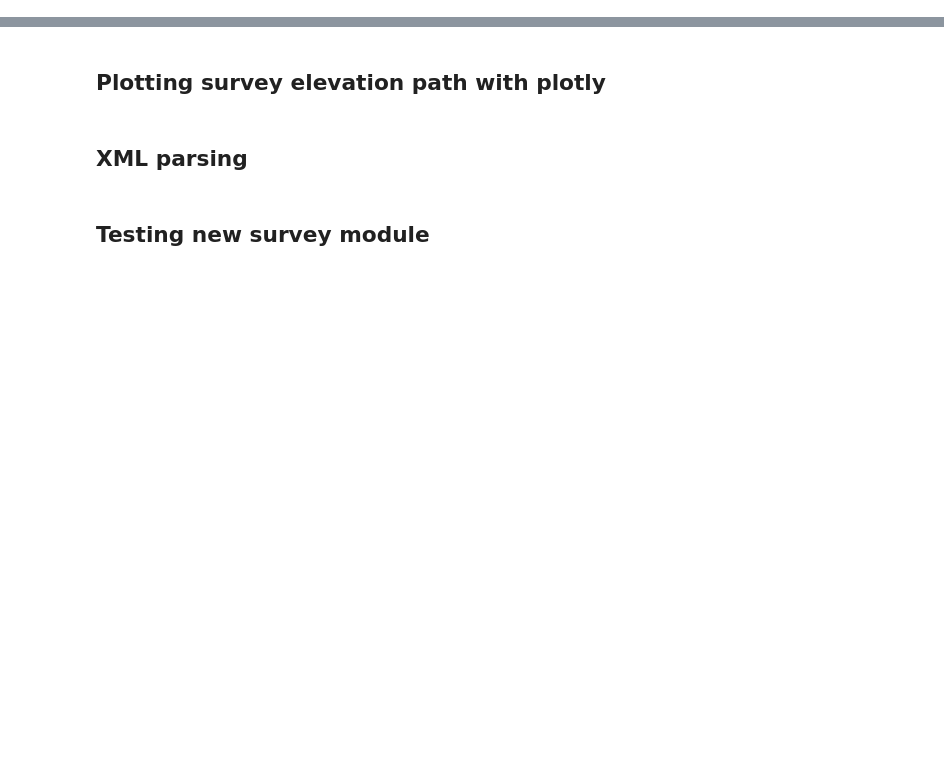
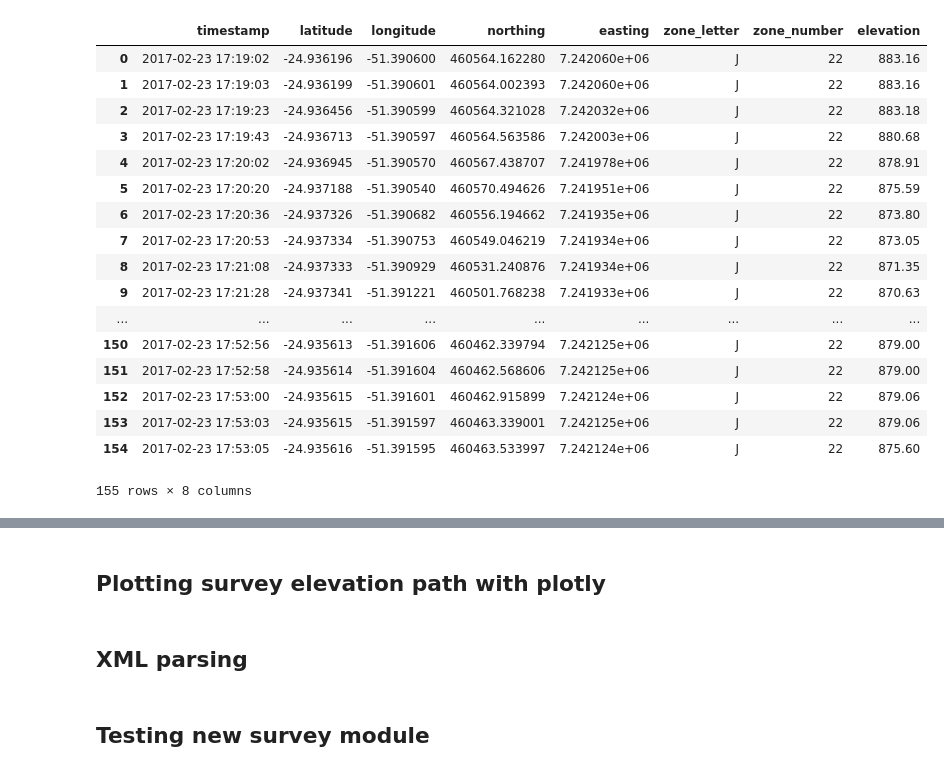
Before and after one commit to agu3rra/volpy, a Jupyter notebook: volpy/examples/Experiments.ipynb, the cells around one changed output, grey strips where cells are left out. Saved outputs shown, nothing was run; the diff lists cells and outputs as text; code cells hidden in the pictures; blank space fills up the shorter version.

```diff
--- a/volpy/examples/Experiments.ipynb
+++ b/volpy/examples/Experiments.ipynb
@@ -99,0 +9,4 @@ my_survey.view_path_elevation_matplotlib()
+# %%
+SAMPLE_DATA = '../sample_data/survey_ibema_faxinal.csv'
+# %%
+mys = Survey(SAMPLE_DATA, 'sample', CoordinateSystem.GEOGRAPHIC)
@@ -99,0 +17,2 @@ my_survey.view_path_elevation_matplotlib()
+# %%
+mys.data = pd.read_csv(SAMPLE_DATA)
@@ -99,0 +23,21 @@ my_survey.view_path_elevation_matplotlib()
+# %%
+mys.data
+# %% [output]
+|  | timestamp | latitude | longitude | northing | easting | zone_letter | zone_number | elevation |
+| 0 | 2017-02-23 17:19:02 | -24.936196 | -51.390600 | 460564.162280 | 7.242060e+06 | J | 22 | 883.16 |
+| 1 | 2017-02-23 17:19:03 | -24.936199 | -51.390601 | 460564.002393 | 7.242060e+06 | J | 22 | 883.16 |
+| 2 | 2017-02-23 17:19:23 | -24.936456 | -51.390599 | 460564.321028 | 7.242032e+06 | J | 22 | 883.18 |
+| 3 | 2017-02-23 17:19:43 | -24.936713 | -51.390597 | 460564.563586 | 7.242003e+06 | J | 22 | 880.68 |
+| 4 | 2017-02-23 17:20:02 | -24.936945 | -51.390570 | 460567.438707 | 7.241978e+06 | J | 22 | 878.91 |
+| 5 | 2017-02-23 17:20:20 | -24.937188 | -51.390540 | 460570.494626 | 7.241951e+06 | J | 22 | 875.59 |
+| 6 | 2017-02-23 17:20:36 | -24.937326 | -51.390682 | 460556.194662 | 7.241935e+06 | J | 22 | 873.80 |
+| 7 | 2017-02-23 17:20:53 | -24.937334 | -51.390753 | 460549.046219 | 7.241934e+06 | J | 22 | 873.05 |
+| 8 | 2017-02-23 17:21:08 | -24.937333 | -51.390929 | 460531.240876 | 7.241934e+06 | J | 22 | 871.35 |
+| 9 | 2017-02-23 17:21:28 | -24.937341 | -51.391221 | 460501.768238 | 7.241933e+06 | J | 22 | 870.63 |
+| ... | ... | ... | ... | ... | ... | ... | ... | ... |
+| 150 | 2017-02-23 17:52:56 | -24.935613 | -51.391606 | 460462.339794 | 7.242125e+06 | J | 22 | 879.00 |
+| 151 | 2017-02-23 17:52:58 | -24.935614 | -51.391604 | 460462.568606 | 7.242125e+06 | J | 22 | 879.00 |
+| 152 | 2017-02-23 17:53:00 | -24.935615 | -51.391601 | 460462.915899 | 7.242124e+06 | J | 22 | 879.06 |
+| 153 | 2017-02-23 17:53:03 | -24.935615 | -51.391597 | 460463.339001 | 7.242125e+06 | J | 22 | 879.06 |
+| 154 | 2017-02-23 17:53:05 | -24.935616 | -51.391595 | 460463.533997 | 7.242124e+06 | J | 22 | 875.60 |
+155 rows × 8 columns
```
Also changed, not shown: parts of 40 cells of this notebook, 23 other files.
